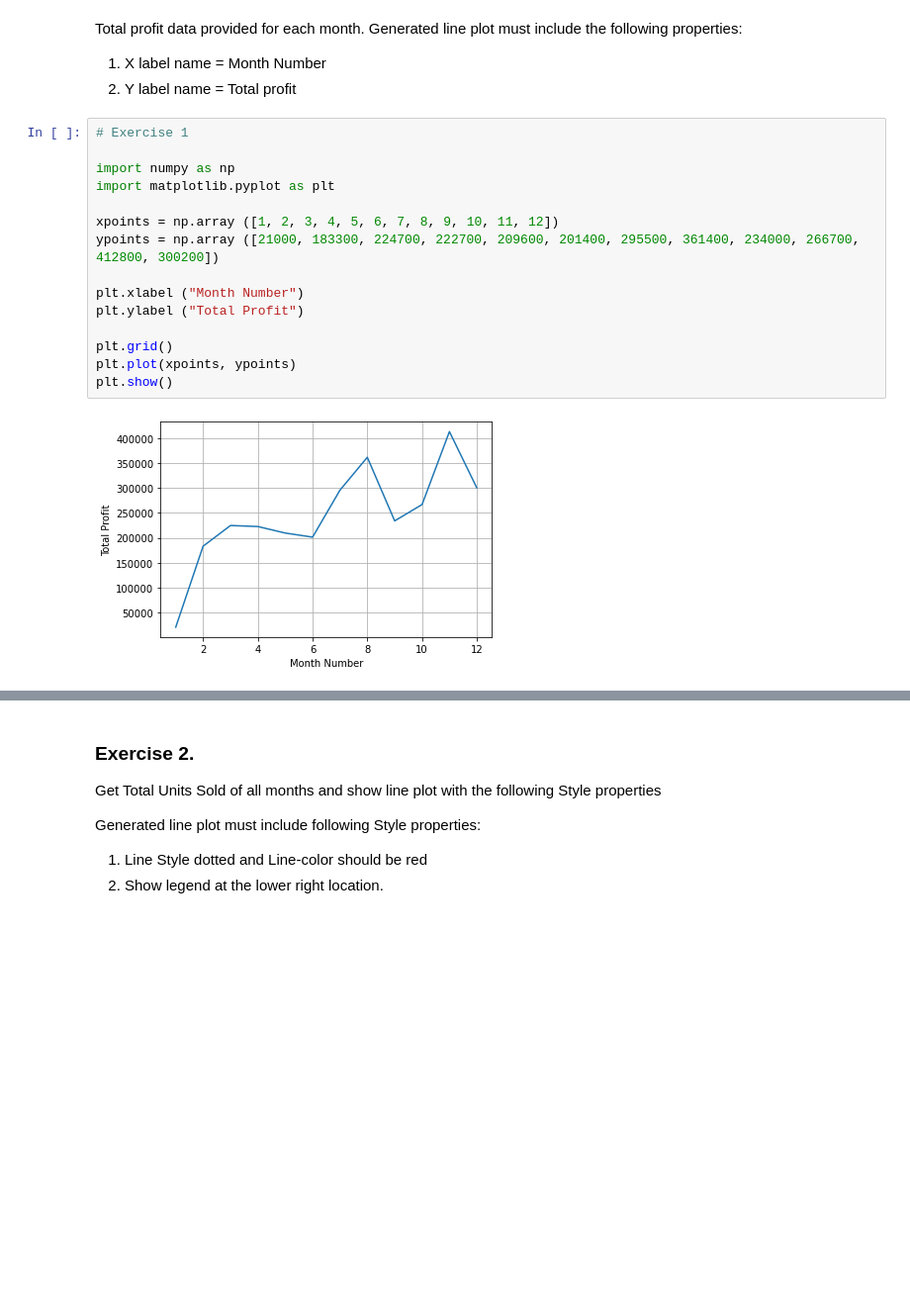
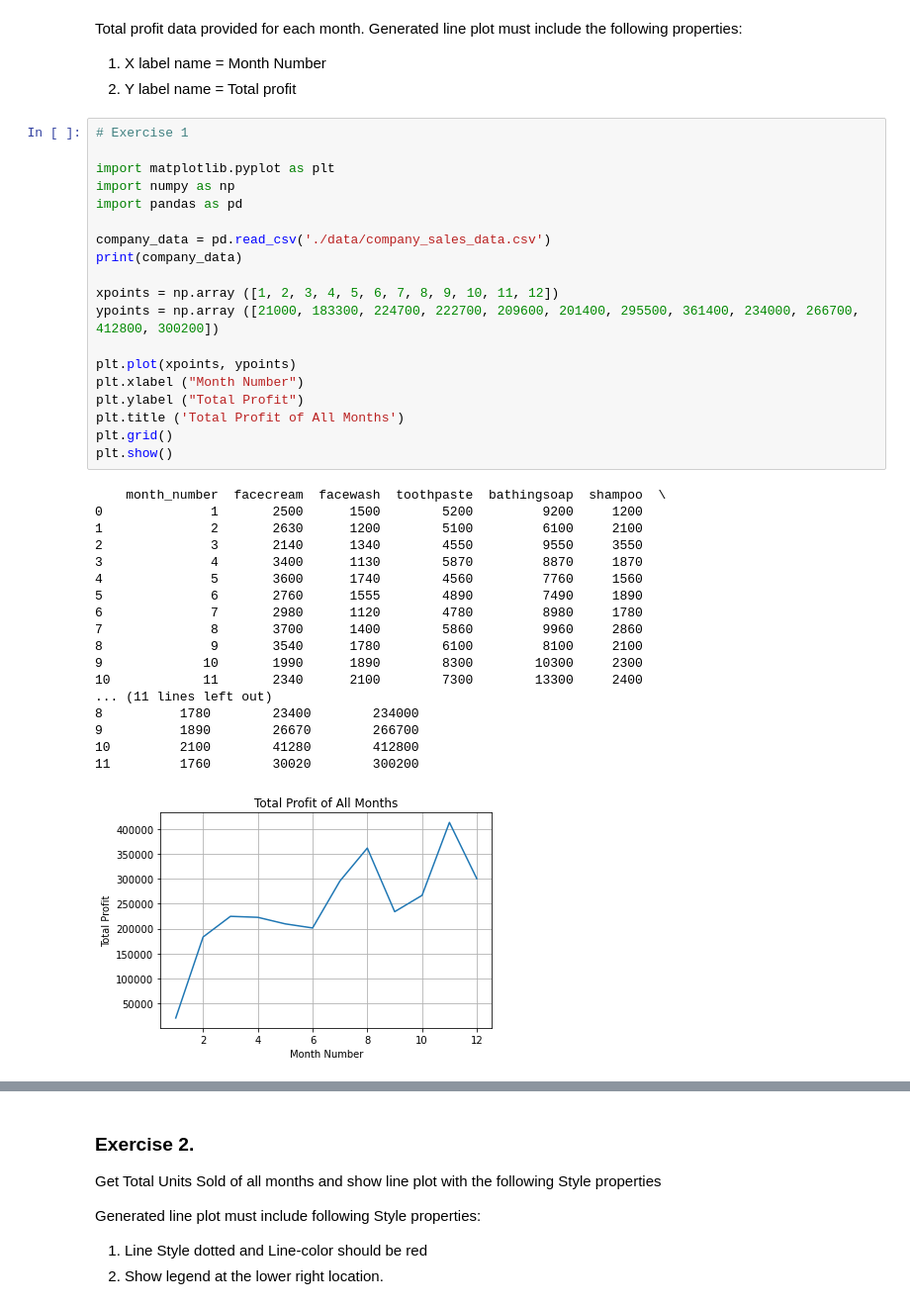
Before and after one commit to kateash/TTS-Data-Science-Course, a Jupyter notebook: datascience/python/11_mod_matplotlib/17-Exercises.ipynb, the cells around one changed output, grey strips where cells are left out. Shown at 99% size. Drawn from its saved outputs; the diff is of its cells as text; blank space fills up the shorter version.

```diff
--- a/datascience/python/11_mod_matplotlib/17-Exercises.ipynb
+++ b/datascience/python/11_mod_matplotlib/17-Exercises.ipynb
@@ -43,17 +43,38 @@ Total profit data provided for each month. Generated line plot must include the
 # %%
 # Exercise 1
 
+import matplotlib.pyplot as plt
 import numpy as np
-import matplotlib.pyplot as plt
+import pandas as pd
+
+company_data = pd.read_csv('./data/company_sales_data.csv')
+print(company_data)
 
 xpoints = np.array ([1, 2, 3, 4, 5, 6, 7, 8, 9, 10, 11, 12])
 ypoints = np.array ([21000, 183300, 224700, 222700, 209600, 201400, 295500, 361400, 234000, 266700, 412800, 300200])
 
+plt.plot(xpoints, ypoints)
 plt.xlabel ("Month Number")
 plt.ylabel ("Total Profit")
-
+plt.title ('Total Profit of All Months')
 plt.grid()
-plt.plot(xpoints, ypoints)
 plt.show()
 # %% [output]
+    month_number  facecream  facewash  toothpaste  bathingsoap  shampoo  \
+0              1       2500      1500        5200         9200     1200
+1              2       2630      1200        5100         6100     2100
+2              3       2140      1340        4550         9550     3550
+3              4       3400      1130        5870         8870     1870
+4              5       3600      1740        4560         7760     1560
+5              6       2760      1555        4890         7490     1890
+6              7       2980      1120        4780         8980     1780
+7              8       3700      1400        5860         9960     2860
+8              9       3540      1780        6100         8100     2100
+9             10       1990      1890        8300        10300     2300
+10            11       2340      2100        7300        13300     2400
+... (11 lines left out)
+8          1780        23400        234000
+9          1890        26670        266700
+10         2100        41280        412800
+11         1760        30020        300200
-[figure, old version]
+[figure, new version]
```
Also changed, not shown: parts of 15 cells of this notebook.
